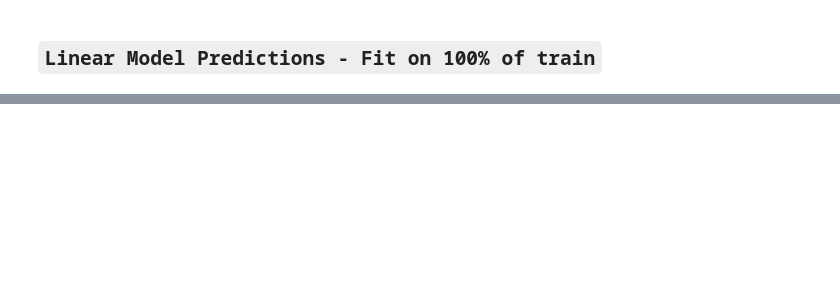
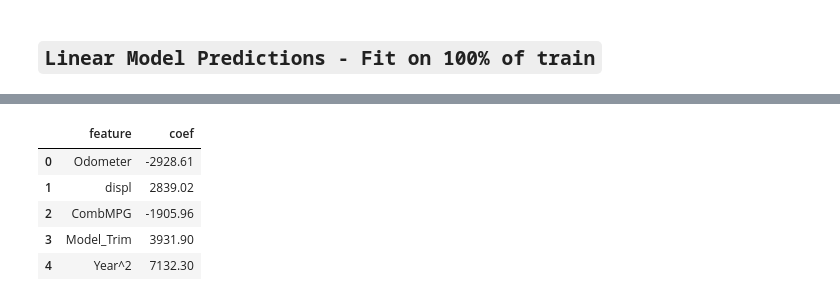
Before and after one commit to jkmackie/car_price_prediction, a Jupyter notebook: jupyter_notebooks/car_algo_final.ipynb, the cells around one changed output, grey strips where cells are left out. Drawn from its saved outputs; the diff is of its cells as text; code cells hidden in the pictures; blank space fills up the shorter version.

```diff
--- a/jupyter_notebooks/car_algo_final.ipynb
+++ b/jupyter_notebooks/car_algo_final.ipynb
@@ -395,0 +403,10 @@ error count: 593 | error avg: -272.5 | high pred percent: 57.2 | low pred percen
+# %%
+#Linear Regression Coefficients. Each feature has the same scale: value per unit of standard deviation.
+pd.DataFrame({'feature': trainX.columns, 'coef' : np.round(linregr.coef_,2)})
+# %% [output]
+|  | feature | coef |
+| 0 | Odometer | -2928.61 |
+| 1 | displ | 2839.02 |
+| 2 | CombMPG | -1905.96 |
+| 3 | Model_Trim | 3931.90 |
+| 4 | Year^2 | 7132.30 |
```
Also changed, not shown: parts of 23 cells of this notebook, 1 other file.
